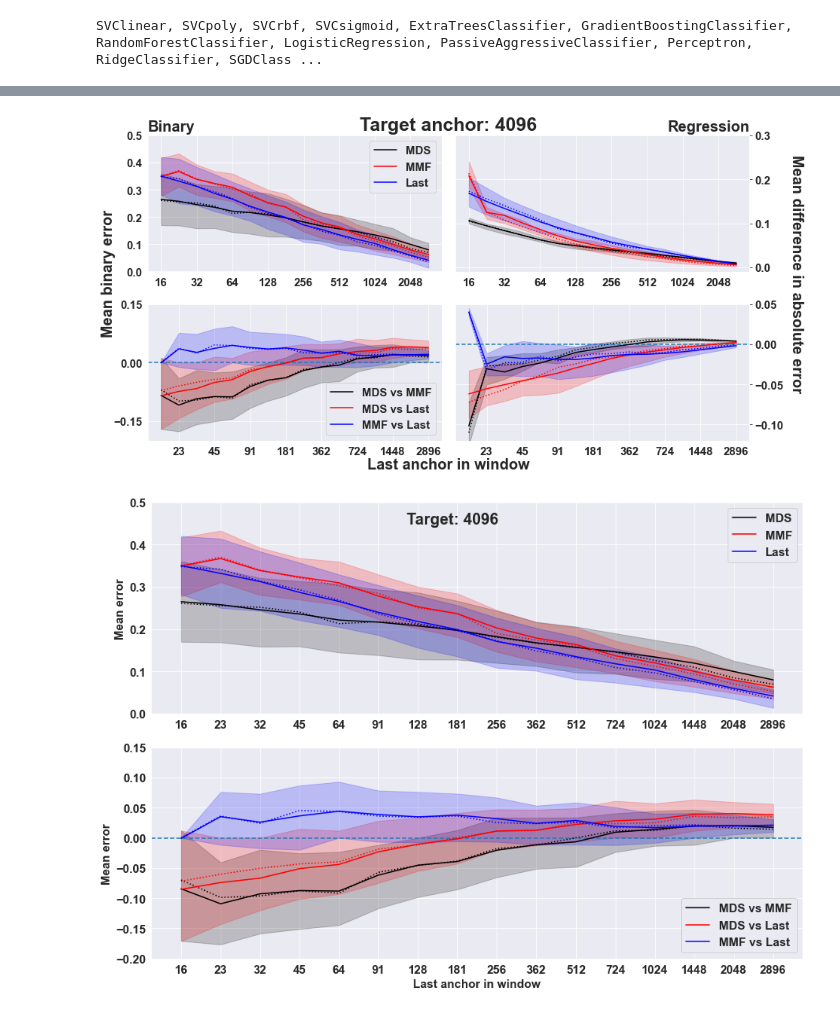
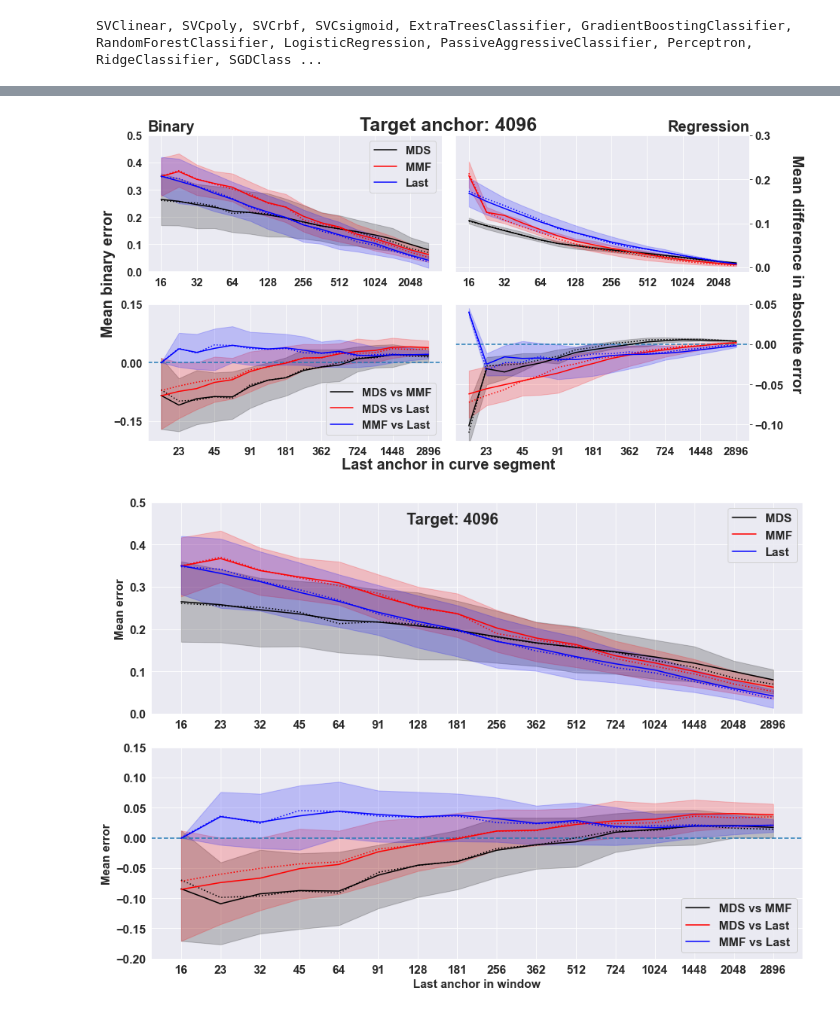
Before and after one commit to quantagenmtg/AMLthesis, a Jupyter notebook: Experiments/Plots_binary.ipynb, the cells around one changed output, grey strips where cells are left out. Cells and saved outputs as stored; diff of their text form; code cells hidden in the pictures.

```diff
--- a/Experiments/Plots_binary.ipynb
+++ b/Experiments/Plots_binary.ipynb
@@ -1220,7 +1221,7 @@ legend_loc2 = 'lower right'
 
 
 ylim = (-0.01,0.3)
-xlabel='Last anchor in window'
+xlabel='Last anchor in curve segment'
 ylabel2='Mean difference in absolute error'
 Q1Q3=True
 median=True
@@ -1286,34 +1287,34 @@ ax[1][1].yaxis.tick_right()
 
 if xrot:
     ax.set_xticklabels(labels, rotation=45, ha='right')
 else:
     ax[0][1].set_xticklabels(labels[::2])
     ax[1][1].set_xticklabels(labels[1::2])
 #if n_dicts != 1:
 #    ax[0][1].legend(loc=legend_loc)
 #    ax[1][1].legend(loc=legend_loc2)
 
 
 
 
 #if save:
 fig.suptitle(title, y=0.90, fontsize=25, fontweight='bold')
 ax[1][0].yaxis.set_major_locator(plt.MaxNLocator(3))
 
 # Common labels
 fig.text(0.5, 0, xlabel, ha='center', fontsize=20, fontweight='bold')
 fig.text(0, 0.5, ylabel1, va='center', rotation='vertical', fontsize=20, fontweight='bold')
 fig.text(0.99, 0.5, ylabel2, va='center', rotation=270, fontsize=20, fontweight='bold')
 
 ax[0][0].set_title('Binary', fontsize=20, fontweight='bold', loc = 'left')
 ax[0][1].set_title('Regression', fontsize=20, fontweight='bold', loc = 'right')
 plt.tight_layout()
 plt.savefig(save, dpi=dpi, bbox_inches='tight')
 
 
 plt.show()
 # %% [output]
-[figure, old version]
+[figure, new version]
 # %%
 
 
```
Also changed, not shown: parts of 3 cells of this notebook, 3 other files.
